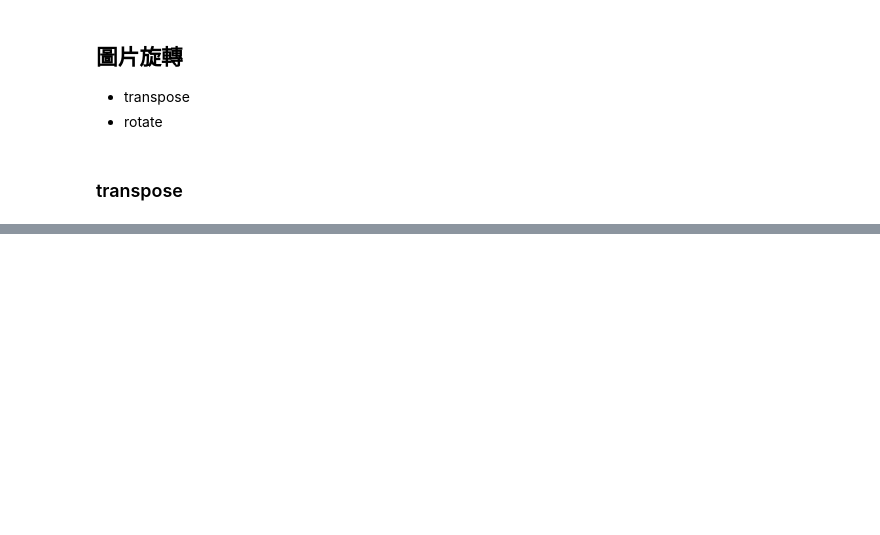
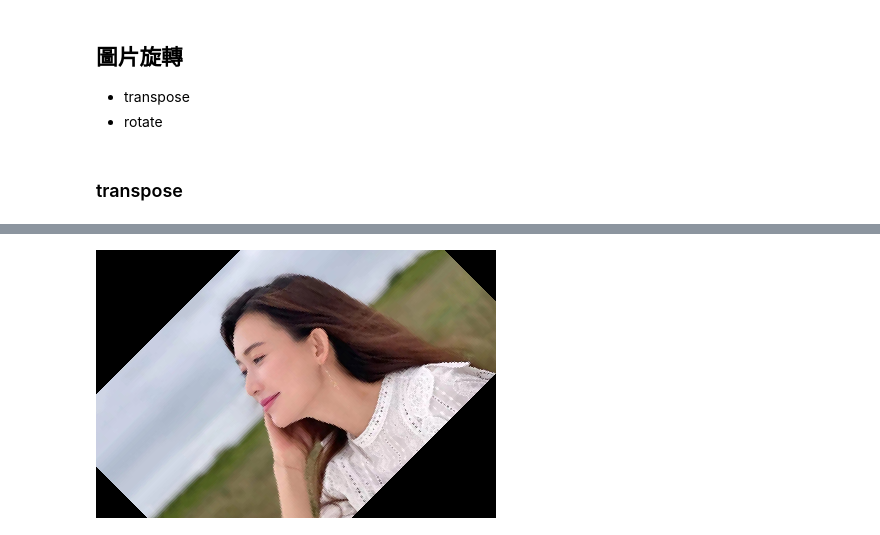
Before and after one commit to Kuo2022/20220702-python, a Jupyter notebook: 20220716.ipynb, the cells around one changed output, grey strips where cells are left out. Cells and saved outputs as stored; diff of their text form; code cells hidden in the pictures; blank space fills up the shorter version.

```diff
--- a/20220716.ipynb
+++ b/20220716.ipynb
@@ -470,0 +479,4 @@ im3.transpose(Image.ROTATE_90)
+# %%
+im3.rotate(45)
+# %% [output]
+[figure, added]
```
Also changed, not shown: parts of 17 cells of this notebook.
